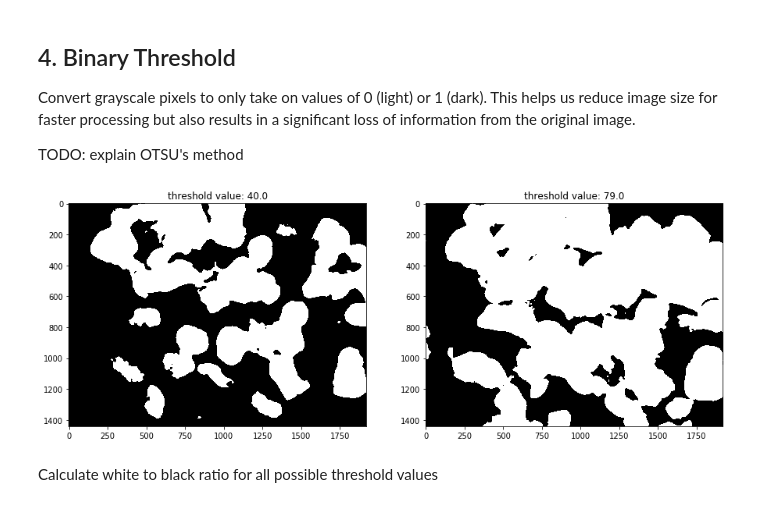
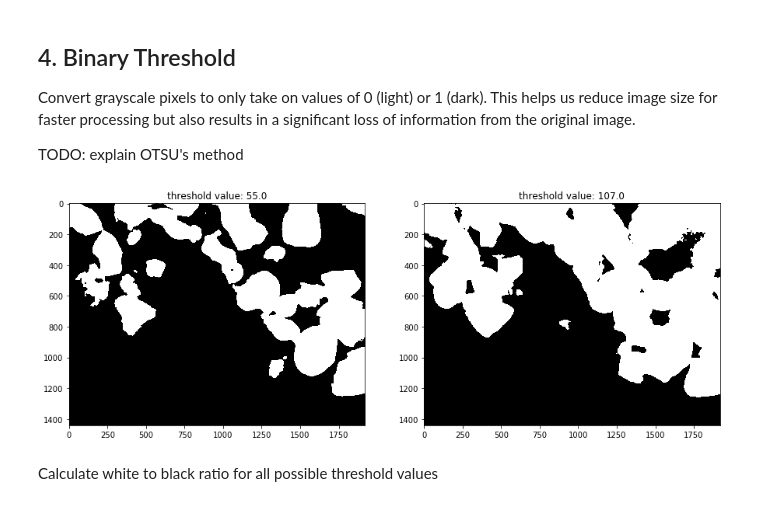
Before and after one commit to akshaytrikha/BTO-TEM-Processing, a Jupyter notebook: tem.ipynb, the cells around one changed output. Drawn from its saved outputs; the diff is of its cells as text; code cells hidden in the pictures.

```diff
--- a/tem.ipynb
+++ b/tem.ipynb
@@ -50,7 +50,7 @@ We don't need to process input image with 3 color channels as TEM images tend to
 # display images inline in notebook, comment can't be on same line (glitch)
 %matplotlib inline
 
-IMAGE_NAME = "TES-36b-cropped.tif"
+IMAGE_NAME = "TES-36a-cropped.tif"
 # IMAGE_NAME = "Challenge_2.png"
 
 color_image = cv.imread(IMAGE_NAME)
@@ -98,16 +98,16 @@ TODO: explain OTSU's method
 # %%
 # auto binary threshold color image
 fig, (ax0, ax1) = plt.subplots(1, 2, figsize=(15,15))
-ret_1, thresh_1 = cv.threshold(blur_1, 40, 255, cv.THRESH_BINARY_INV)
+ret_1, thresh_1 = cv.threshold(blur_1, 55, 255, cv.THRESH_BINARY_INV)
 ax0.imshow(thresh_1, cmap = plt.cm.gray)
 ax0.set_title("threshold value: " + str(ret_1));
 
 # auto binary threshold grayscale image with Otsu’s method
 ret_2, thresh_2 = cv.threshold(blur_1, 120, 255, cv.THRESH_BINARY_INV + cv.THRESH_OTSU)
 ax1.imshow(thresh_2, cmap = plt.cm.gray)
 ax1.set_title("threshold value: " + str(ret_2));
 # %% [output]
-[figure, old version]
+[figure, new version]
 # %% [markdown]
 Calculate white to black ratio for all possible threshold values
 # %%
```
Also changed, not shown: parts of 20 cells of this notebook, 3 other files.
